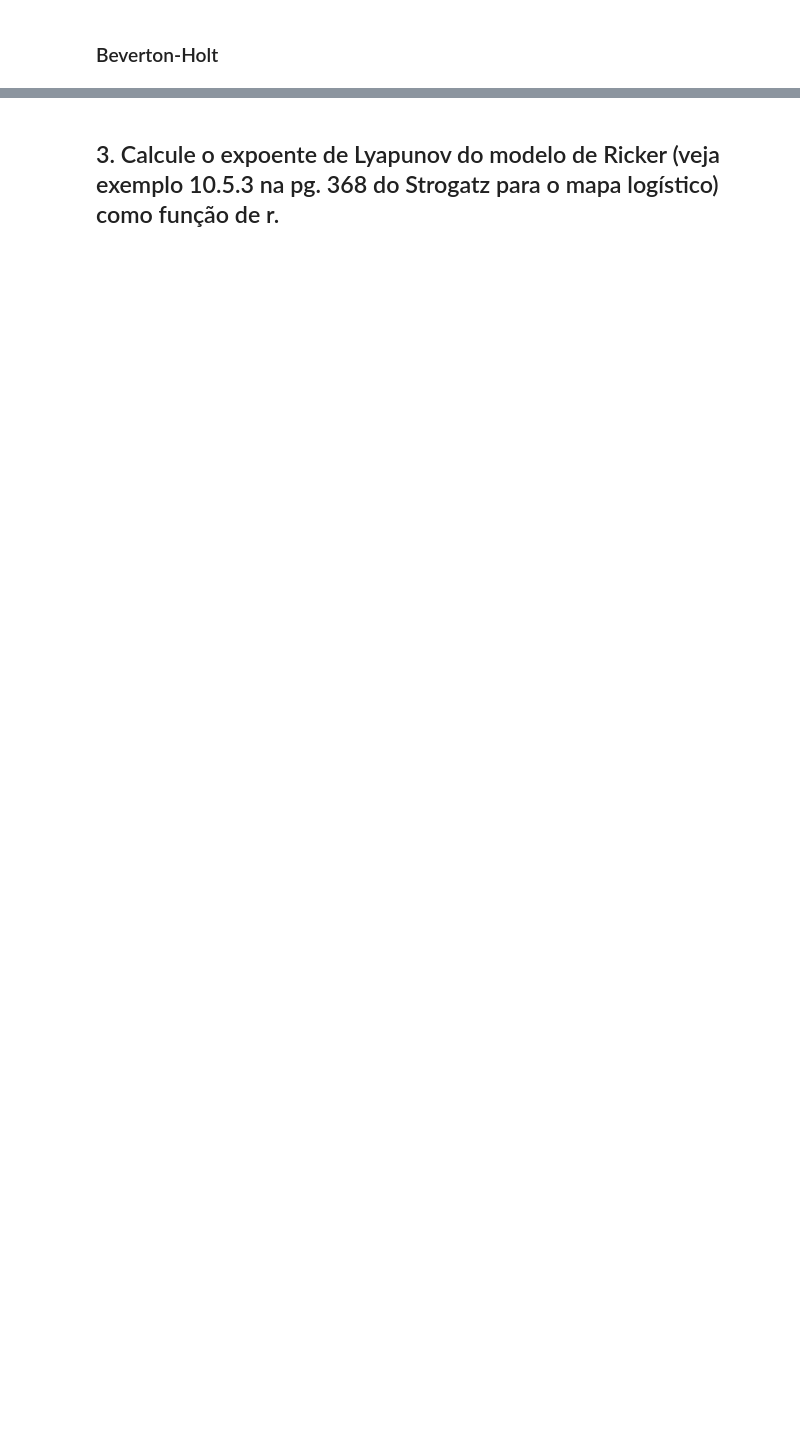
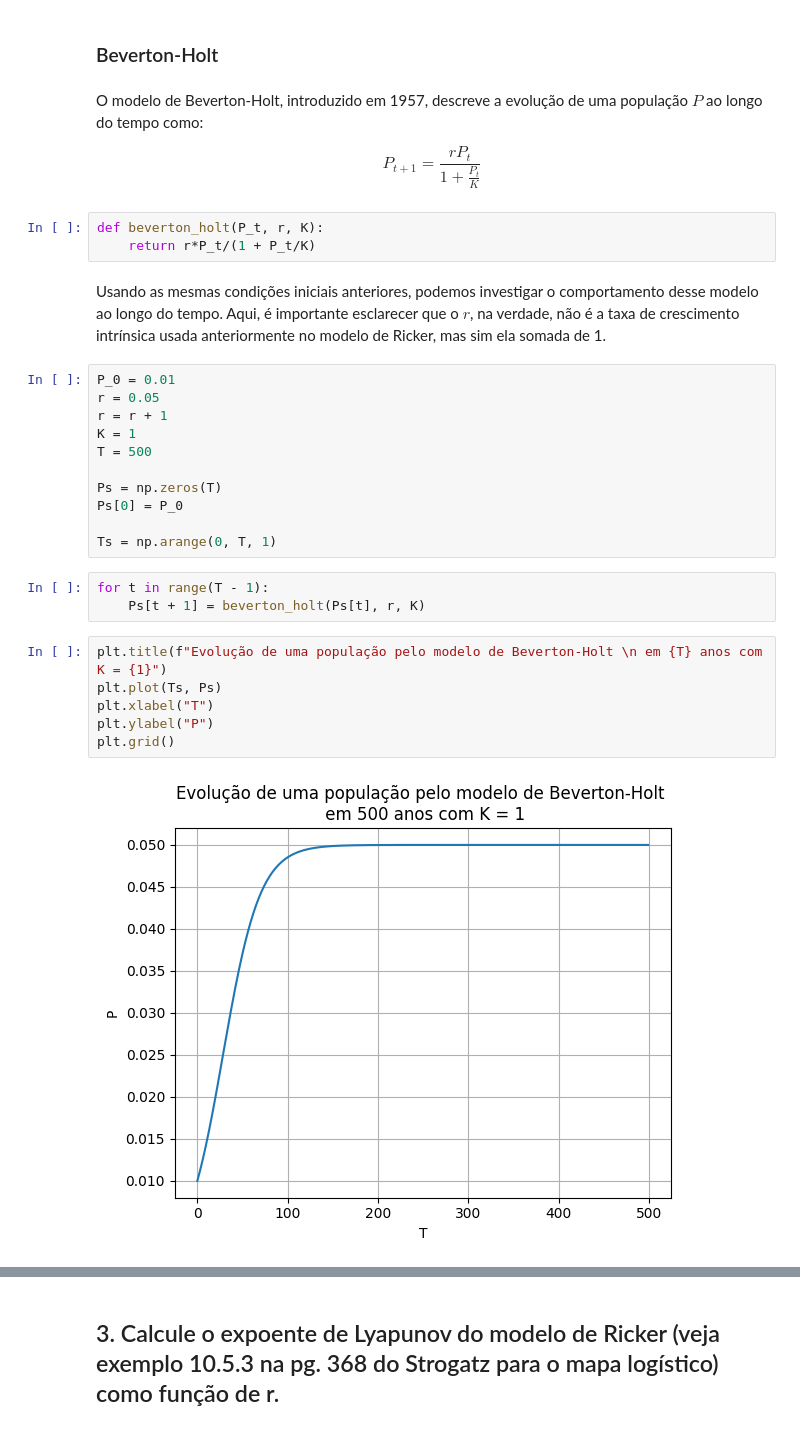
Before and after one commit to JoaoDell/modelagem-em-biologia, a Jupyter notebook: projetos/proj3/proj3-10799783.ipynb, the cells around one changed output, grey strips where cells are left out. Saved outputs shown, nothing was run; the diff lists cells and outputs as text; blank space fills up the shorter version.

```diff
--- a/projetos/proj3/proj3-10799783.ipynb
+++ b/projetos/proj3/proj3-10799783.ipynb
@@ -15,2 +106,33 @@ def ricker(P_t, r, K):
 # %% [markdown]
 ### Beverton-Holt
+# %% [markdown]
+O modelo de Beverton-Holt, introduzido em 1957, descreve a evolução de uma população $P$ ao longo do tempo como:
+
+$$P_{t+1} = \frac{rP_t}{1 + \frac{P_t}{K}}$$
+# %%
+def beverton_holt(P_t, r, K):
+    return r*P_t/(1 + P_t/K)
+# %% [markdown]
+Usando as mesmas condições iniciais anteriores, podemos investigar o comportamento desse modelo ao longo do tempo. Aqui, é importante esclarecer que o $r$, na verdade, não é a taxa de crescimento intrínsica usada anteriormente no modelo de Ricker, mas sim ela somada de 1.
+# %%
+P_0 = 0.01
+r = 0.05
+r = r + 1
+K = 1
+T = 500
+
+Ps = np.zeros(T)
+Ps[0] = P_0
+
+Ts = np.arange(0, T, 1)
+# %%
+for t in range(T - 1):
+    Ps[t + 1] = beverton_holt(Ps[t], r, K)
+# %%
+plt.title(f"Evolução de uma população pelo modelo de Beverton-Holt \n em {T} anos com K = {1}")
+plt.plot(Ts, Ps)
+plt.xlabel("T")
+plt.ylabel("P")
+plt.grid()
+# %% [output]
+[figure, added]
```
Also changed, not shown: parts of 28 cells of this notebook, 2 other files.
